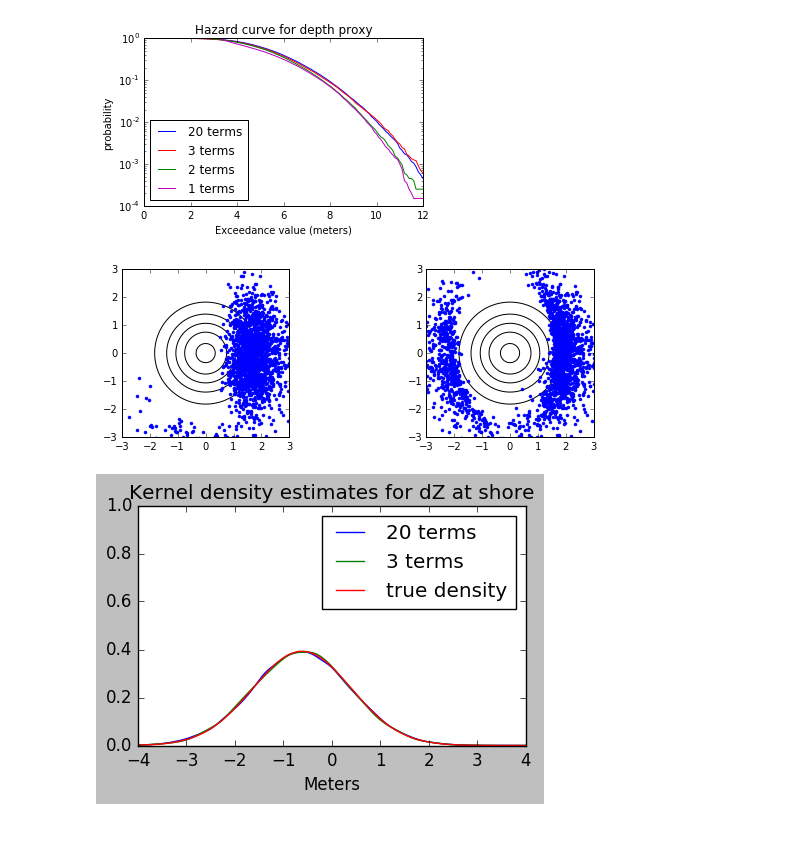
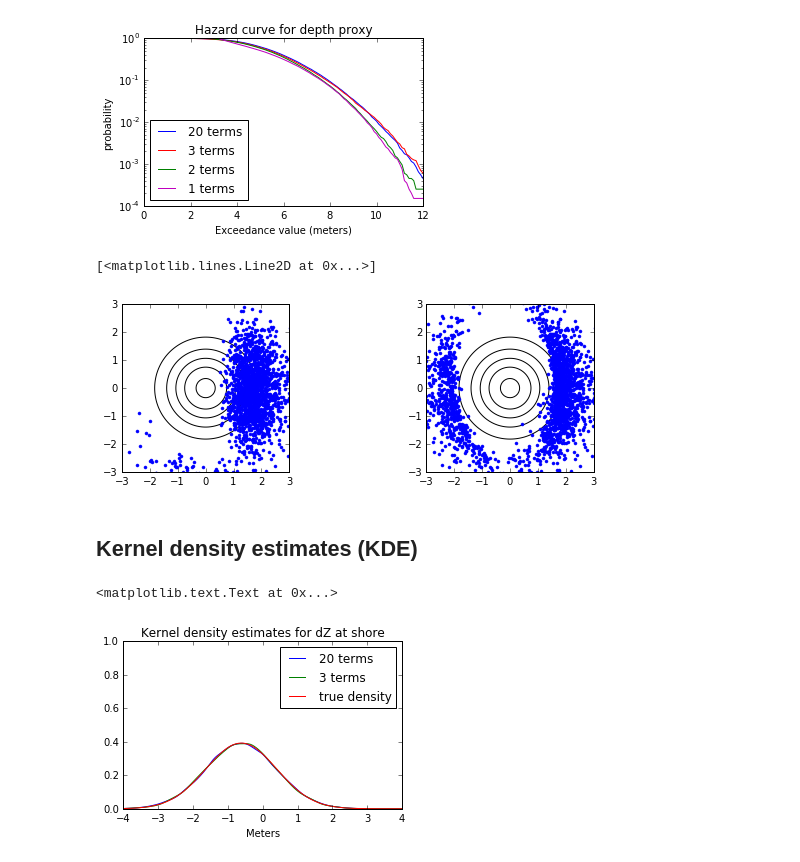
Before and after one commit to rjleveque/KLslip-paper, a Jupyter notebook: KL1d_figures_demo.ipynb, the cells around one changed output. Cells and saved outputs as stored; diff of their text form; code cells hidden in the pictures; blank space fills up the shorter version.

```diff
--- a/KL1d_figures_demo.ipynb
+++ b/KL1d_figures_demo.ipynb
@@ -538,6 +542,6 @@ j = Energy3 > 9.5
 plot_gaussian_contours()
 plot(zvals3[j,1],zvals3[j,2],'.')
 #savefigp('z12_bigenergy.jpg')
-show()
 # %% [output]
+[<matplotlib.lines.Line2D at 0x...>]
 [figure]
@@ -547,15 +548,24 @@ import seaborn.apionly as sns
+# %% [markdown]
+## Kernel density estimates (KDE)
 # %%
+
+kde = stats.gaussian_kde(realizations['subsidence / uplift'])
+rho = kde.pdf(dzs)
+
+kde3 = stats.gaussian_kde(realizations3['subsidence / uplift'])
+rho3 = kde3.pdf(dzs)
+
 figure(figsize=(5,3))
 ax = axes()
-sns.kdeplot(realizations['subsidence / uplift'],label='20 terms', ax=ax)
-sns.kdeplot(realizations3['subsidence / uplift'],label='3 terms', ax=ax)
+plot(dzs,rho,label='20 terms')
+plot(dzs,rho3,label='3 terms')
 plot(dzs, dzs_rho20, 'r', label='true density')
 legend()
 xlim(-4,4)
 ylim(0,1.0)
 title("Kernel density estimates for dZ at shore")
 xlabel('Meters')
 #savefigp('DBshore-samples.jpg')
-show()
 # %% [output]
+<matplotlib.text.Text at 0x...>
-[figure, old version]
+[figure, new version]
```
Also changed, not shown: parts of 12 cells of this notebook, 2 other files.
